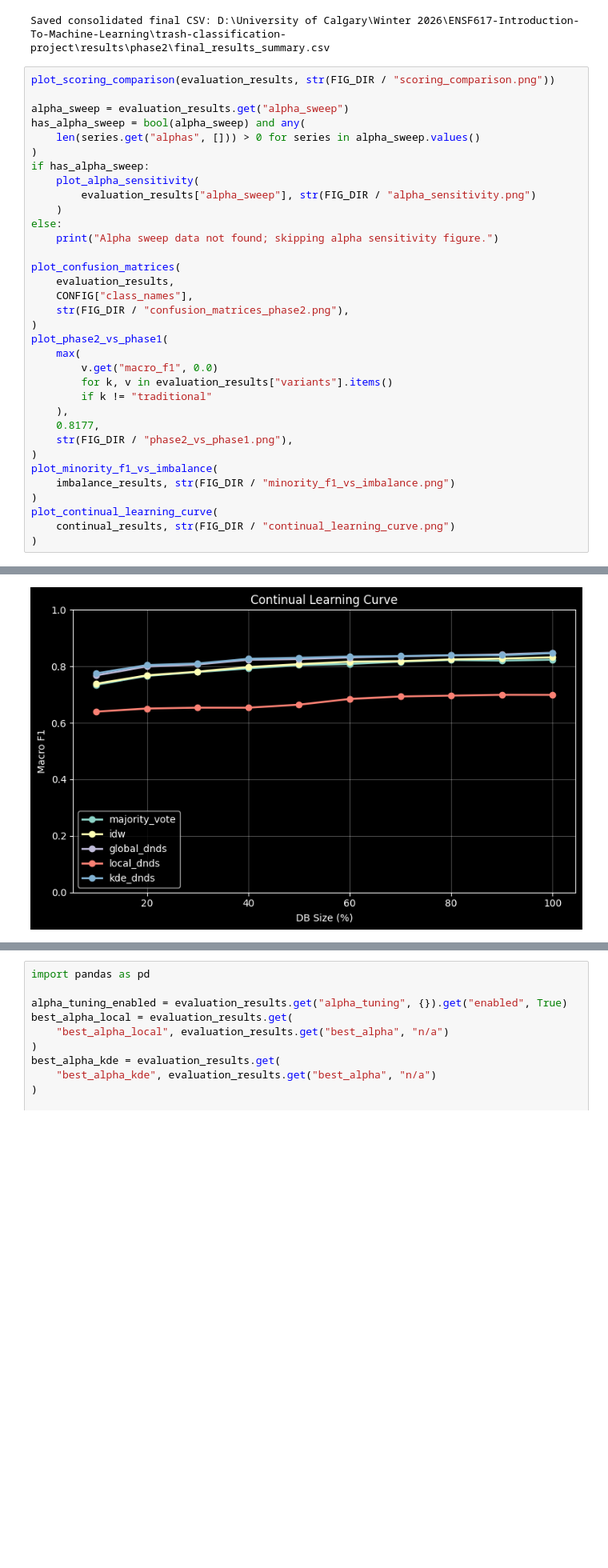
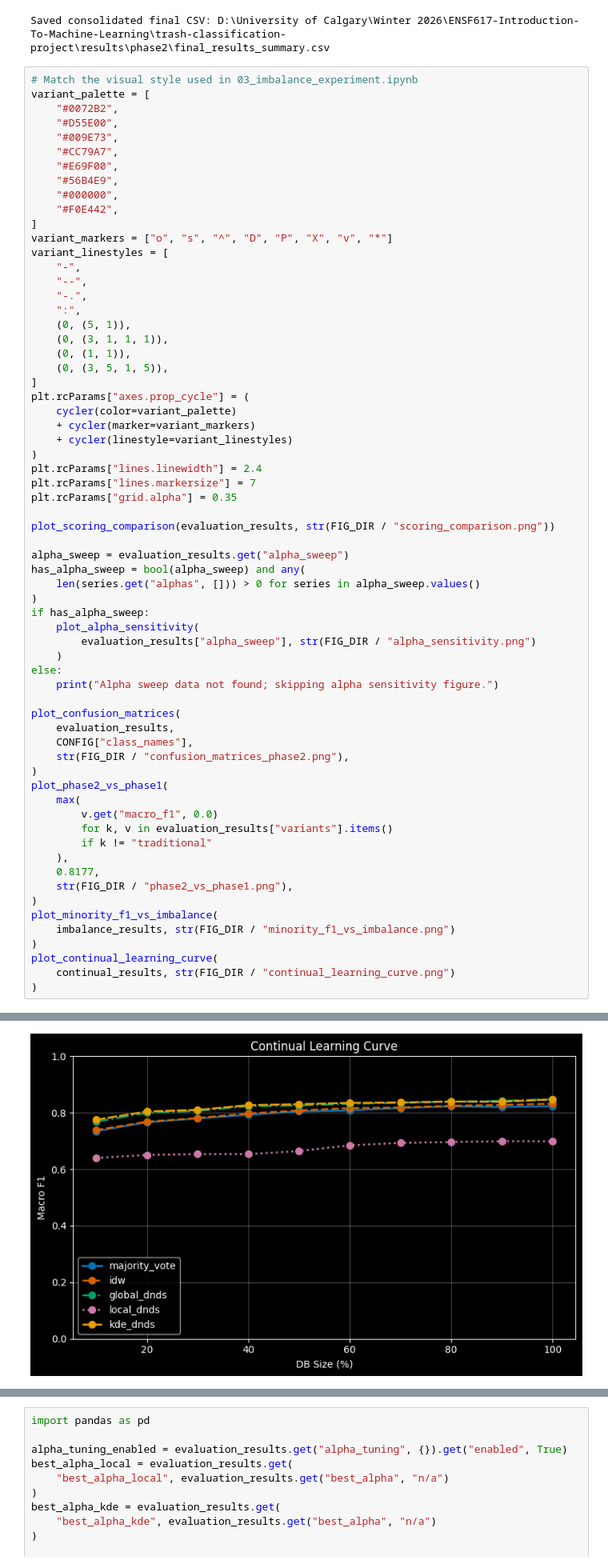
Before and after one commit to NotAlpha45/trash-classification-project, a Jupyter notebook: notebooks/phase2/05_results_summary.ipynb, the cells around one changed output, grey strips where cells are left out. Shown at 80% size. Drawn from its saved outputs; the diff is of its cells as text; blank space fills up the shorter version.

```diff
--- a/notebooks/phase2/05_results_summary.ipynb
+++ b/notebooks/phase2/05_results_summary.ipynb
@@ -141,6 +144,37 @@ print(f"Saved consolidated final CSV: {SUMMARY_CSV_PATH}")
 # %% [output]
 Saved consolidated final CSV: D:\University of Calgary\Winter 2026\ENSF617-Introduction-To-Machine-Learning\trash-classification-project\results\phase2\final_results_summary.csv
 # %%
+# Match the visual style used in 03_imbalance_experiment.ipynb
+variant_palette = [
+    "#0072B2",
+    "#D55E00",
+    "#009E73",
+    "#CC79A7",
+    "#E69F00",
+    "#56B4E9",
+    "#000000",
+    "#F0E442",
+]
+variant_markers = ["o", "s", "^", "D", "P", "X", "v", "*"]
+variant_linestyles = [
+    "-",
+    "--",
+    "-.",
+    ":",
+    (0, (5, 1)),
+    (0, (3, 1, 1, 1)),
+    (0, (1, 1)),
+    (0, (3, 5, 1, 5)),
+]
+plt.rcParams["axes.prop_cycle"] = (
+    cycler(color=variant_palette)
+    + cycler(marker=variant_markers)
+    + cycler(linestyle=variant_linestyles)
+)
+plt.rcParams["lines.linewidth"] = 2.4
+plt.rcParams["lines.markersize"] = 7
+plt.rcParams["grid.alpha"] = 0.35
+
 plot_scoring_comparison(evaluation_results, str(FIG_DIR / "scoring_comparison.png"))
 
 alpha_sweep = evaluation_results.get("alpha_sweep")
@@ -185,4 +220,4 @@ Passing `palette` without assigning `hue` is deprecated and will be removed in v
-[figure, old version]
+[figure, new version]
 [figure]
 [figure]
 [figure]
```
Also changed, not shown: parts of 2 cells of this notebook, 1 other file.
